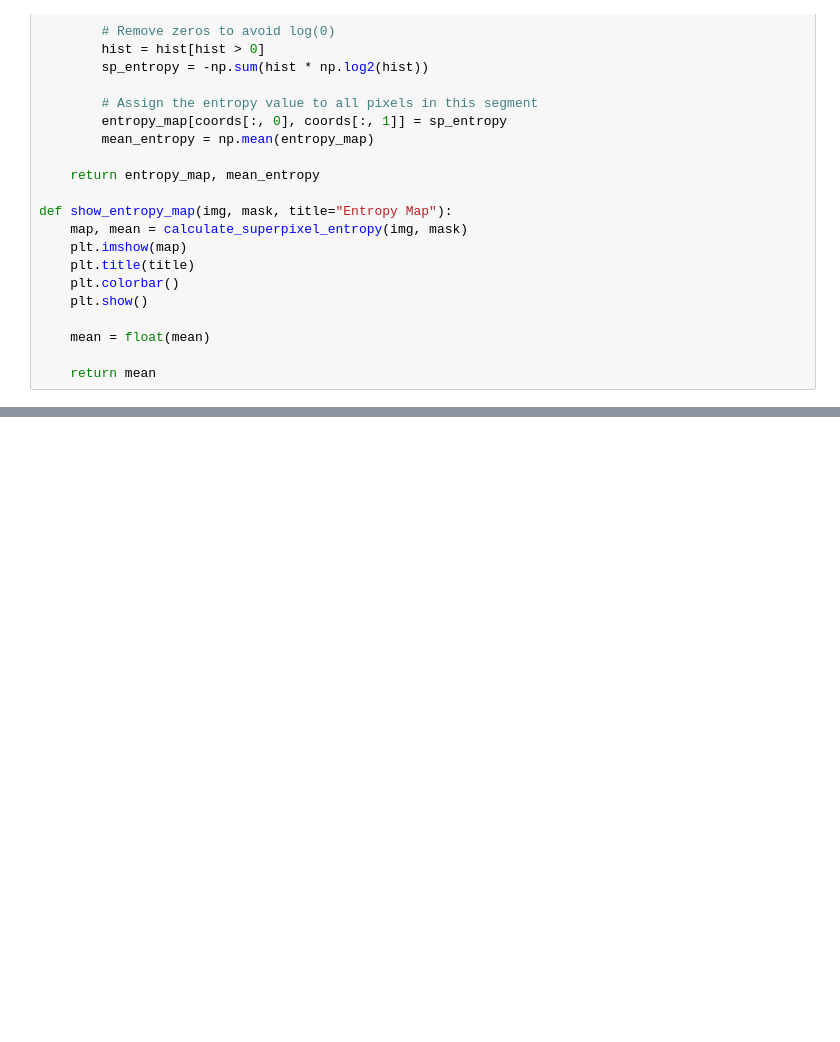
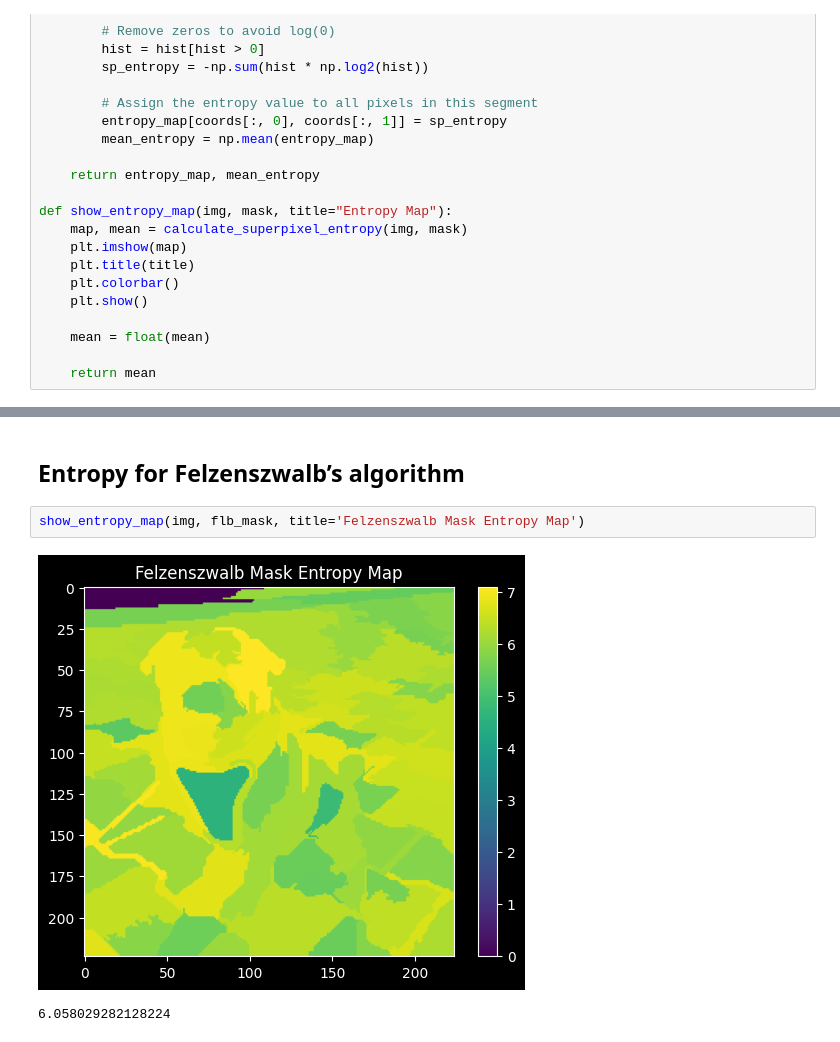
Before and after one commit to xXKeNdAmAmAsTeRXx/XAI_methods_in_classification, a Jupyter notebook: Intro_to_superpixels.ipynb, the cells around one changed output, grey strips where cells are left out. Drawn from its saved outputs; the diff is of its cells as text; blank space fills up the shorter version.

```diff
--- a/Intro_to_superpixels.ipynb
+++ b/Intro_to_superpixels.ipynb
@@ -141,0 +163,7 @@ def show_entropy_map(img, mask, title="Entropy Map"):
+# %% [markdown]
+## Entropy for Felzenszwalb’s algorithm
+# %%
+show_entropy_map(img, flb_mask, title='Felzenszwalb Mask Entropy Map')
+# %% [output]
+[figure, added]
+6.058029282128224
```
Also changed, not shown: parts of 6 cells of this notebook.
